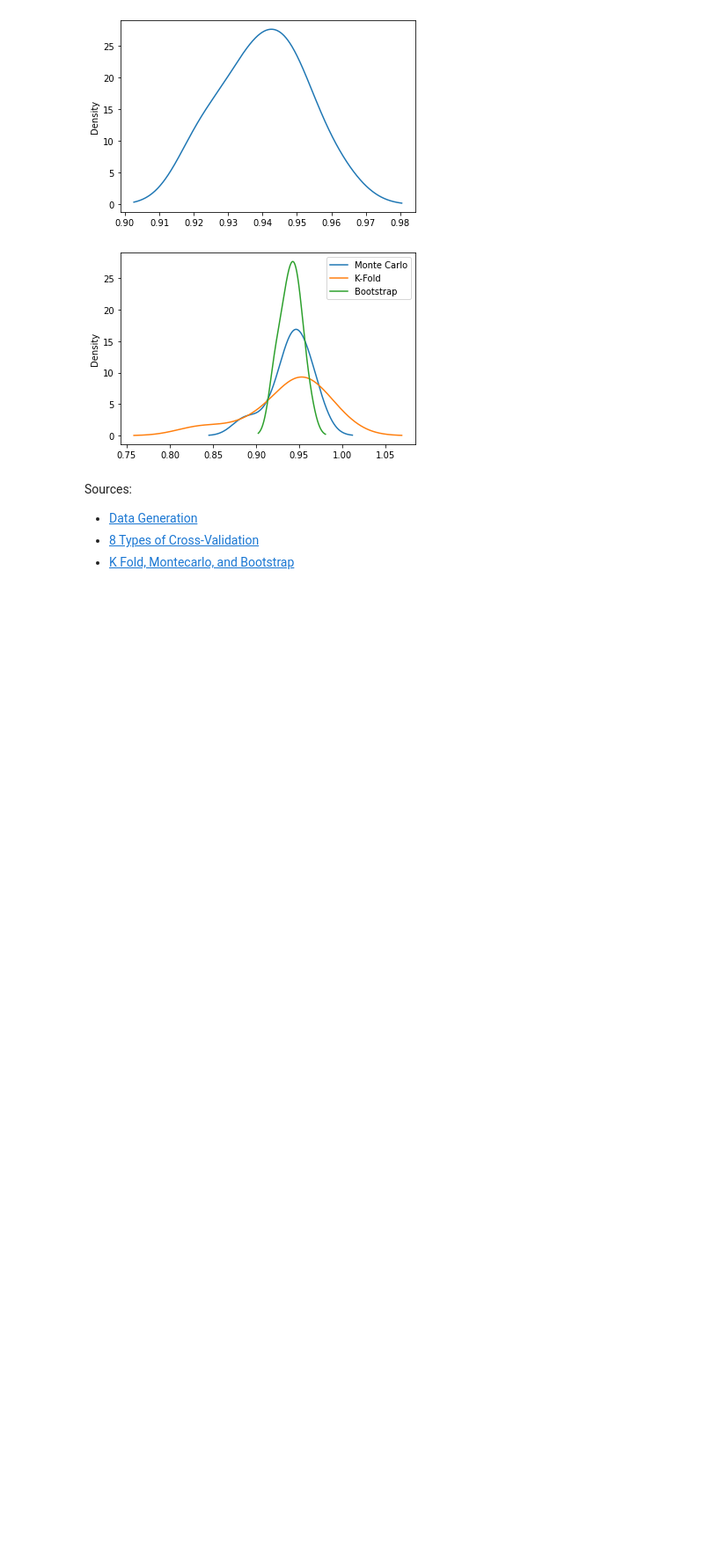
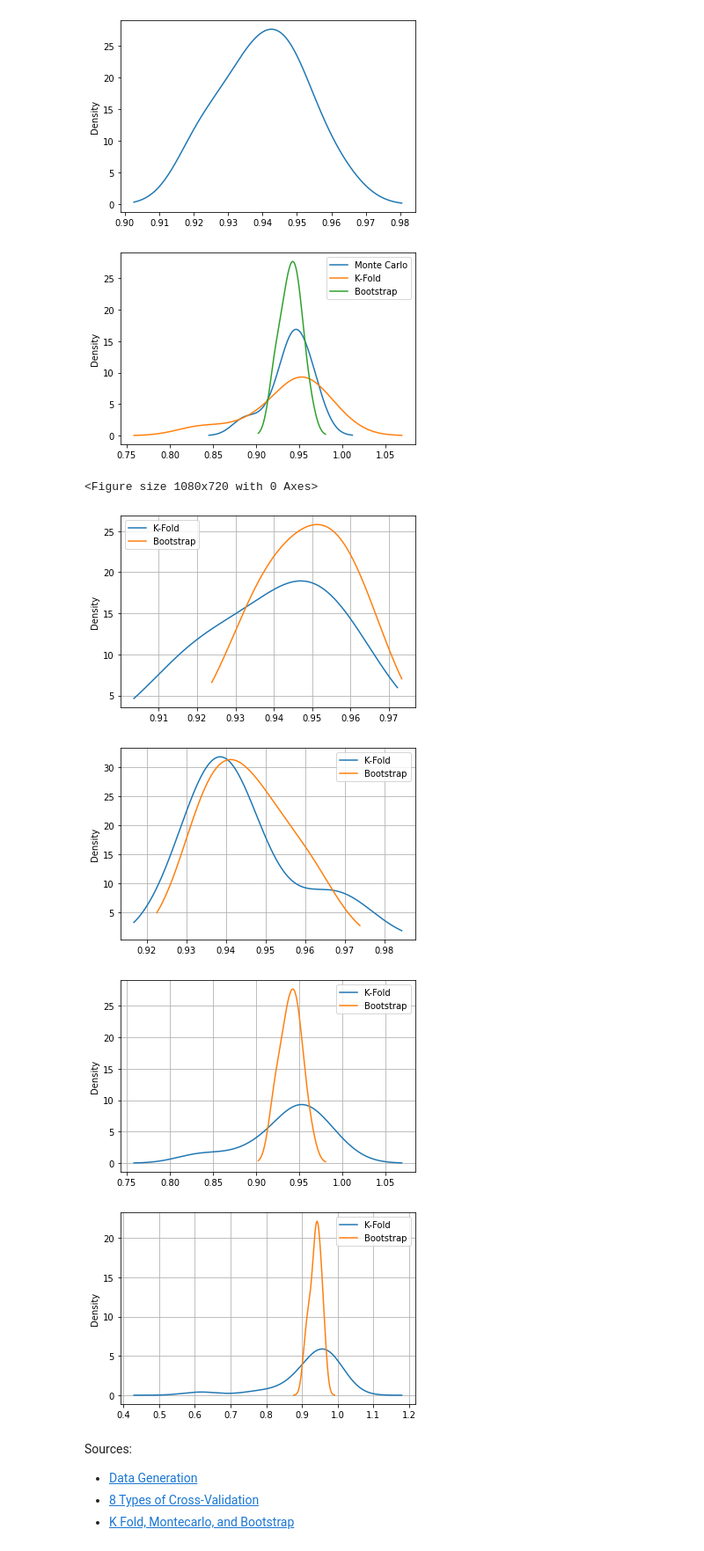
Before and after one commit to polinabee/stats-playground, a Jupyter notebook: stats_project.ipynb, the cells around one changed output. Shown at 88% size. Saved outputs shown, nothing was run; the diff lists cells and outputs as text; code cells hidden in the pictures; blank space fills up the shorter version.

Commit message:
adding multiple split graphs

```diff
--- a/stats_project.ipynb
+++ b/stats_project.ipynb
@@ -162,6 +162,29 @@ df = pd.DataFrame({
 ax = df.plot.kde()
 # %% [output]
 [figure]
+# %%
+plt.figure(figsize=(15,10))
+splits = [3,5,10,20]
+for i in splits:
+
+    boot = Bootstrap(n_bootstraps = i, random_state=1)
+    boot_scores = get_score_list(boot)
+
+    kf = KFold(n_splits=i, shuffle=True, random_state=1)
+    kf_scores = get_score_list(kf)
+
+    df = pd.DataFrame({
+        'K-Fold': kf_scores,
+        'Bootstrap': boot_scores
+    })
+    ax = df.plot.kde()
+    plt.grid(True)
+# %% [output]
+<Figure size 1080x720 with 0 Axes>
+[figure, added]
+[figure, added]
+[figure, added]
+[figure, added]
 # %% [markdown]
 Sources:
 - [Data Generation](https://github.com/tirthajyoti/Machine-Learning-with-Python/blob/master/Synthetic_data_generation/Synthetic-Data-Generation.ipynb)
```
